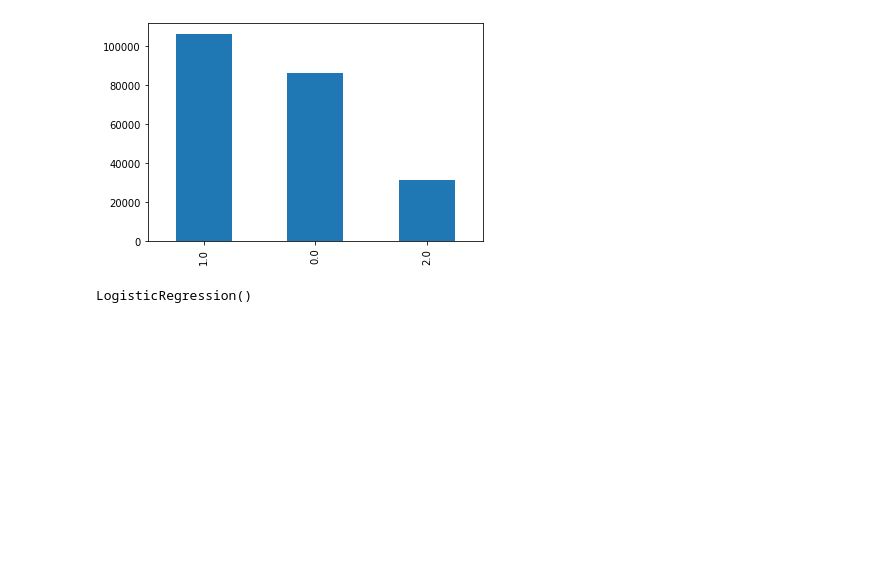
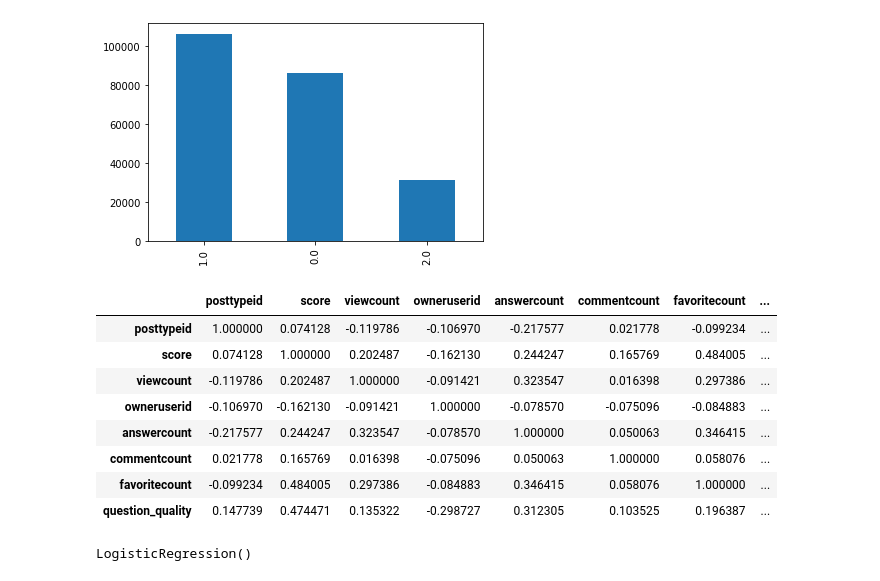
Before and after one commit to ukeshbhaal/Final-project-Customer-conversion, a Jupyter notebook: Stack_Exchange.ipynb, the cells around one changed output. Cells and saved outputs as stored; diff of their text form; code cells hidden in the pictures; blank space fills up the shorter version.

```diff
--- a/Stack_Exchange.ipynb
+++ b/Stack_Exchange.ipynb
@@ -251,6 +251,18 @@ df['question_quality'].value_counts().plot(kind = 'bar')
 plt.show()
 # %% [output]
 [figure]
+# %%
+df.corr()
+# %% [output]
+|  | posttypeid | score | viewcount | owneruserid | answercount | commentcount | favoritecount | ... |
+| posttypeid | 1.000000 | 0.074128 | -0.119786 | -0.106970 | -0.217577 | 0.021778 | -0.099234 | ... |
+| score | 0.074128 | 1.000000 | 0.202487 | -0.162130 | 0.244247 | 0.165769 | 0.484005 | ... |
+| viewcount | -0.119786 | 0.202487 | 1.000000 | -0.091421 | 0.323547 | 0.016398 | 0.297386 | ... |
+| owneruserid | -0.106970 | -0.162130 | -0.091421 | 1.000000 | -0.078570 | -0.075096 | -0.084883 | ... |
+| answercount | -0.217577 | 0.244247 | 0.323547 | -0.078570 | 1.000000 | 0.050063 | 0.346415 | ... |
+| commentcount | 0.021778 | 0.165769 | 0.016398 | -0.075096 | 0.050063 | 1.000000 | 0.058076 | ... |
+| favoritecount | -0.099234 | 0.484005 | 0.297386 | -0.084883 | 0.346415 | 0.058076 | 1.000000 | ... |
+| question_quality | 0.147739 | 0.474471 | 0.135322 | -0.298727 | 0.312305 | 0.103525 | 0.196387 | ... |
 # %%
 x = df.iloc[ : , 0 : -1].values
 y = df.iloc[ : , -1].values
```
Also changed, not shown: parts of 3 cells of this notebook.
